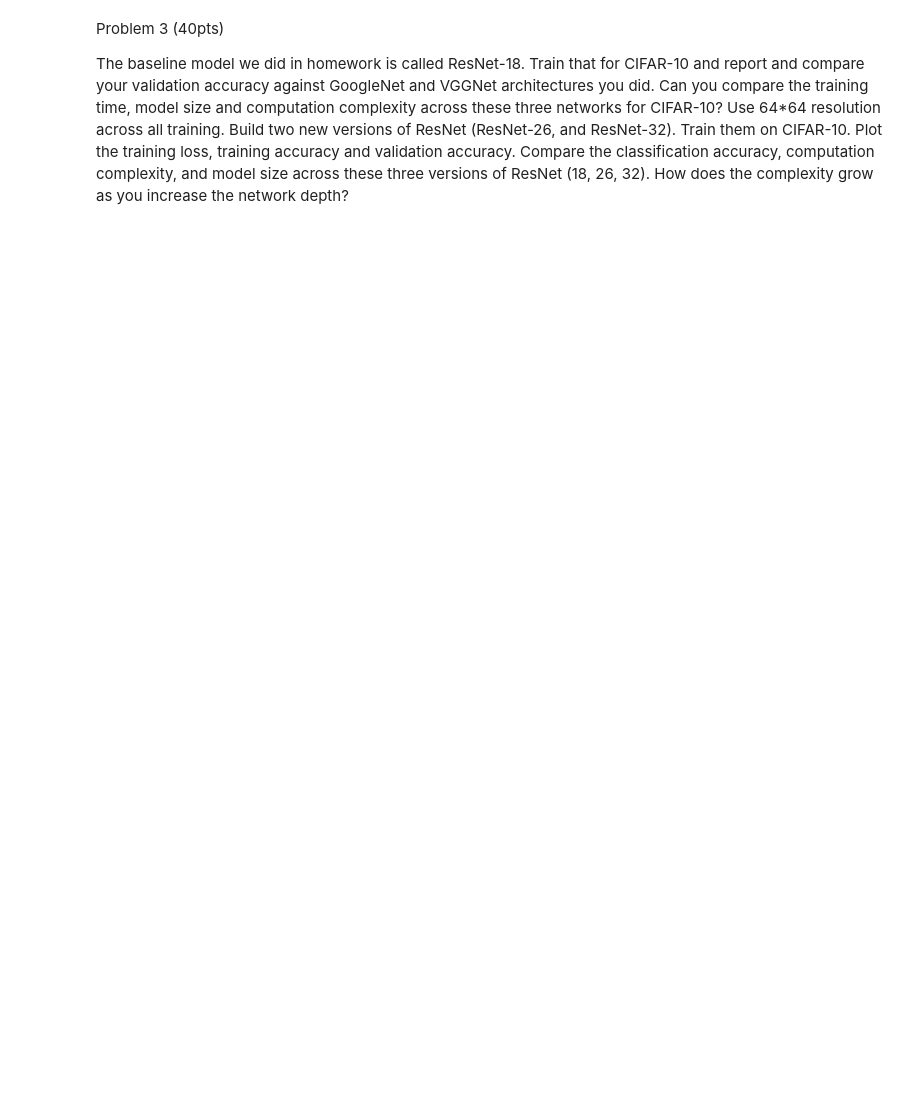
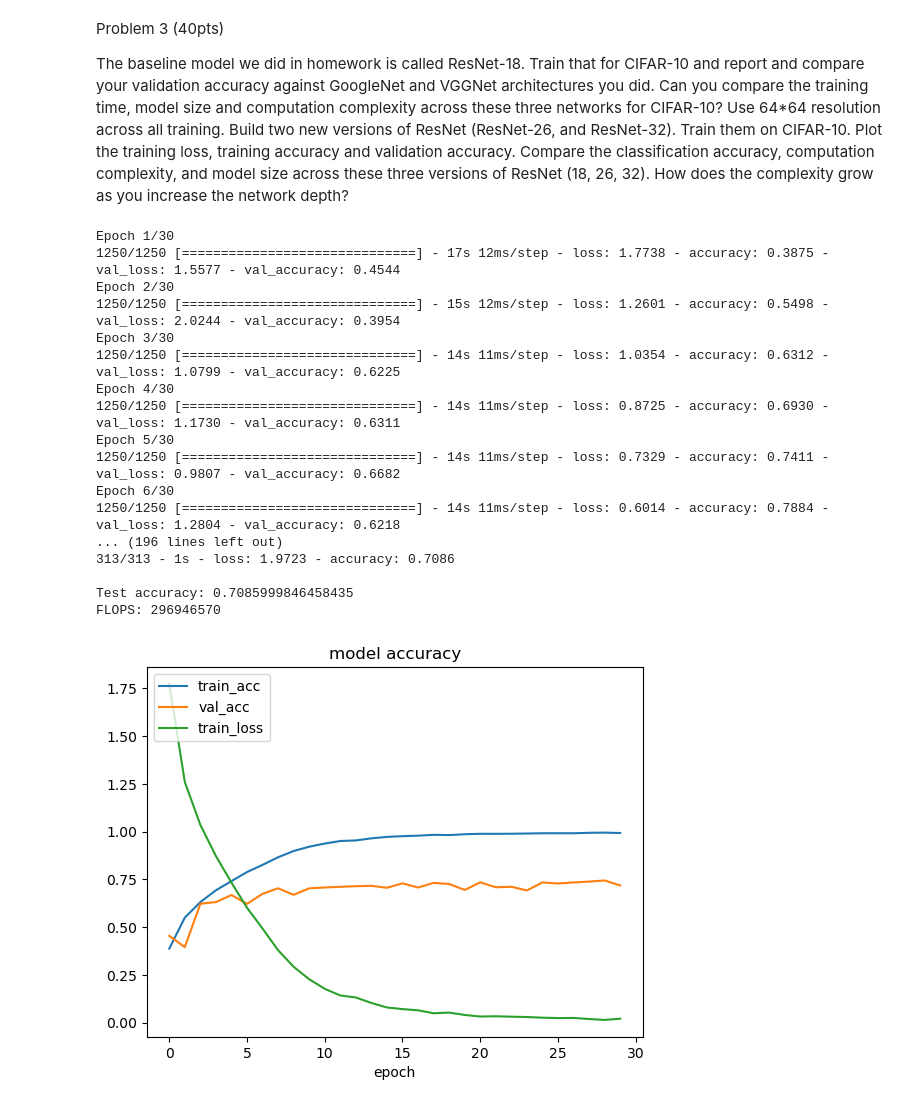
Before and after one commit to pcur/ECGR-4106, a Jupyter notebook: HW3/HW3.ipynb, the cells around one changed output. Drawn from its saved outputs; the diff is of its cells as text; code cells hidden in the pictures; blank space fills up the shorter version.

```diff
--- a/HW3/HW3.ipynb
+++ b/HW3/HW3.ipynb
@@ -293,0 +459,60 @@ x =
+# %%
+inputs = Input(shape=(64,64,3))
+
+x = layers.Conv2D(64, kernel_size=7, strides=2, padding = 'same', activation='relu')(inputs)
+x = layers.BatchNormalization()(x)
+x = layers.MaxPool2D(pool_size=3, strides=2, padding='same')(x)
+
+x = res_block(x, 64)
+x = res_block(x, 64)
+x = res_module(x, 128)
+x = res_module(x, 256)
+x = res_module(x, 512)
+
+x = layers.AveragePooling2D(pool_size=1)(x)
+x = layers.Flatten()(x)
+outputs = layers.Dense(10)(x)
+
+ResNet18 = tf.keras.Model(inputs, outputs)
+# %%
+ResNet18.compile(optimizer=tf.keras.optimizers.SGD(learning_rate=0.1),
+              loss=tf.keras.losses.SparseCategoricalCrossentropy(from_logits=True),
+              metrics=['accuracy'])
+# compile and train model 1.
+train_hist = ResNet18.fit(train_images, train_labels,
+                       validation_split=0.2,
+                       epochs=30,
+                       verbose = 1)
+
+ResNet18.summary()
+test_loss, test_acc = ResNet18.evaluate(test_images,  test_labels, verbose=2)
+print('\nTest accuracy:', test_acc)
+flops = get_flops(ResNet18, batch_size=1)
+print(f"FLOPS: {flops}")
+
+plt.plot(train_hist.history['accuracy'])
+plt.plot(train_hist.history['val_accuracy'])
+plt.plot(train_hist.history['loss'])
+plt.title('model accuracy')
+plt.xlabel('epoch')
+plt.legend(['train_acc', 'val_acc', 'train_loss'], loc='upper left')
+plt.show()
+# %% [output]
+Epoch 1/30
+1250/1250 [==============================] - 17s 12ms/step - loss: 1.7738 - accuracy: 0.3875 - val_loss: 1.5577 - val_accuracy: 0.4544
+Epoch 2/30
+1250/1250 [==============================] - 15s 12ms/step - loss: 1.2601 - accuracy: 0.5498 - val_loss: 2.0244 - val_accuracy: 0.3954
+Epoch 3/30
+1250/1250 [==============================] - 14s 11ms/step - loss: 1.0354 - accuracy: 0.6312 - val_loss: 1.0799 - val_accuracy: 0.6225
+Epoch 4/30
+1250/1250 [==============================] - 14s 11ms/step - loss: 0.8725 - accuracy: 0.6930 - val_loss: 1.1730 - val_accuracy: 0.6311
+Epoch 5/30
+1250/1250 [==============================] - 14s 11ms/step - loss: 0.7329 - accuracy: 0.7411 - val_loss: 0.9807 - val_accuracy: 0.6682
+Epoch 6/30
+1250/1250 [==============================] - 14s 11ms/step - loss: 0.6014 - accuracy: 0.7884 - val_loss: 1.2804 - val_accuracy: 0.6218
+... (196 lines left out)
+313/313 - 1s - loss: 1.9723 - accuracy: 0.7086
+
+Test accuracy: 0.7085999846458435
+FLOPS: 296946570
+[figure, added]
```
Also changed, not shown: parts of 23 cells of this notebook.
